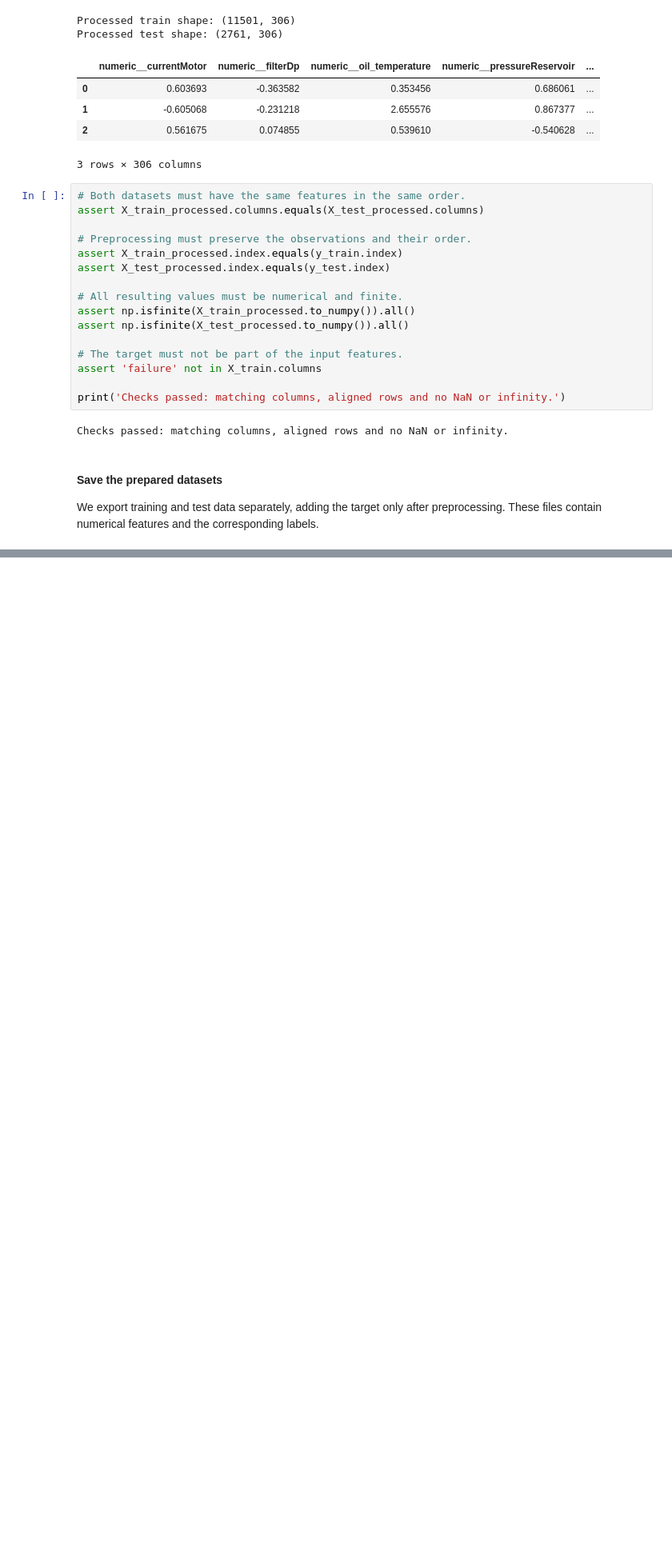
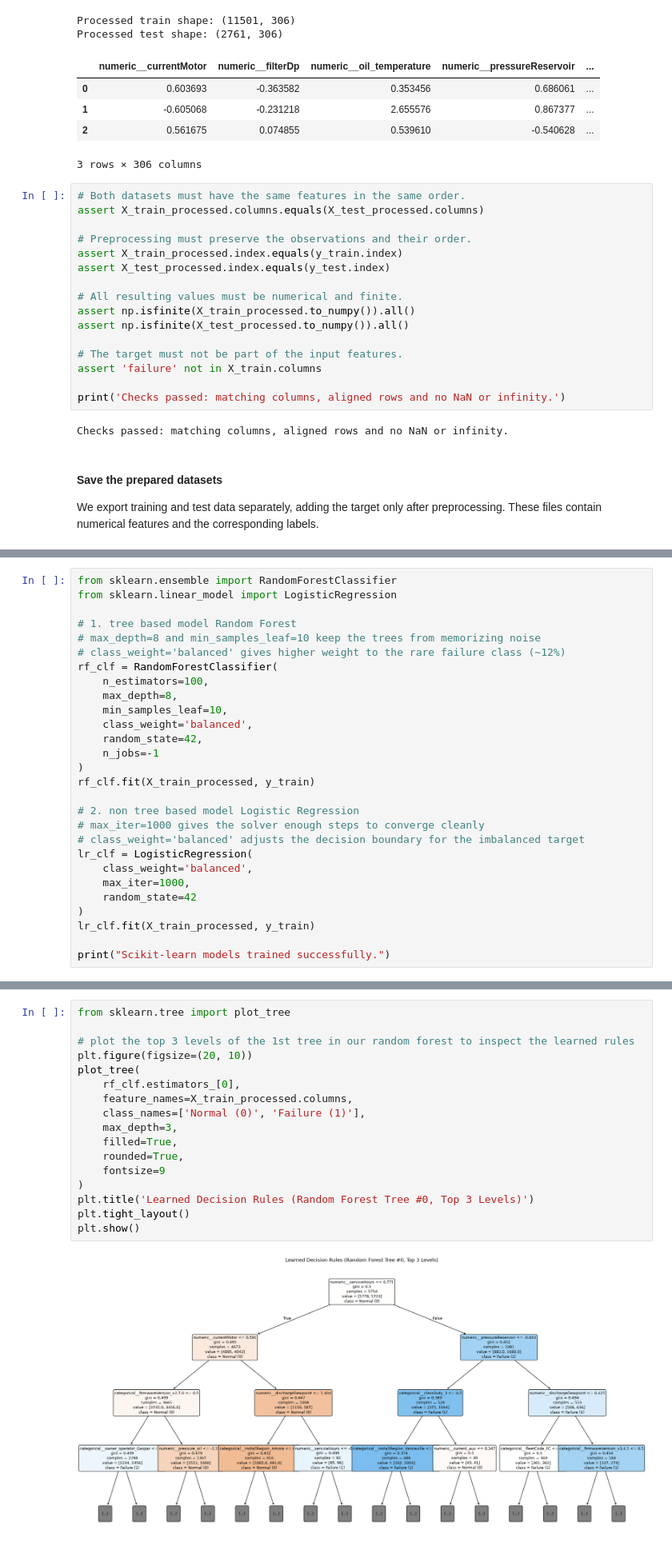
Before and after one commit to moahoukau/IAU-FIIT, a Jupyter notebook: zadanie.ipynb, the cells around one changed output, grey strips where cells are left out. Shown at 80% size. Cells and saved outputs as stored; diff of their text form; blank space fills up the shorter version.

```diff
--- a/zadanie.ipynb
+++ b/zadanie.ipynb
@@ -1787,0 +2087,28 @@ This section preserves the split and feature set from section 2.1. It does not e
+# %%
+from sklearn.ensemble import RandomForestClassifier
+from sklearn.linear_model import LogisticRegression
+
+# 1. tree based model Random Forest
+# max_depth=8 and min_samples_leaf=10 keep the trees from memorizing noise
+# class_weight='balanced' gives higher weight to the rare failure class (~12%)
+rf_clf = RandomForestClassifier(
+    n_estimators=100,
+    max_depth=8,
+    min_samples_leaf=10,
+    class_weight='balanced',
+    random_state=42,
+    n_jobs=-1
+)
+rf_clf.fit(X_train_processed, y_train)
+
+# 2. non tree based model Logistic Regression
+# max_iter=1000 gives the solver enough steps to converge cleanly
+# class_weight='balanced' adjusts the decision boundary for the imbalanced target
+lr_clf = LogisticRegression(
+    class_weight='balanced',
+    max_iter=1000,
+    random_state=42
+)
+lr_clf.fit(X_train_processed, y_train)
+
+print("Scikit-learn models trained successfully.")
@@ -1787,0 +2219,19 @@ This section preserves the split and feature set from section 2.1. It does not e
+# %%
+from sklearn.tree import plot_tree
+
+# plot the top 3 levels of the 1st tree in our random forest to inspect the learned rules
+plt.figure(figsize=(20, 10))
+plot_tree(
+    rf_clf.estimators_[0],
+    feature_names=X_train_processed.columns,
+    class_names=['Normal (0)', 'Failure (1)'],
+    max_depth=3,
+    filled=True,
+    rounded=True,
+    fontsize=9
+)
+plt.title('Learned Decision Rules (Random Forest Tree #0, Top 3 Levels)')
+plt.tight_layout()
+plt.show()
+# %% [output]
+[figure, added]
```
Also changed, not shown: parts of 16 cells of this notebook, 1 other file.
